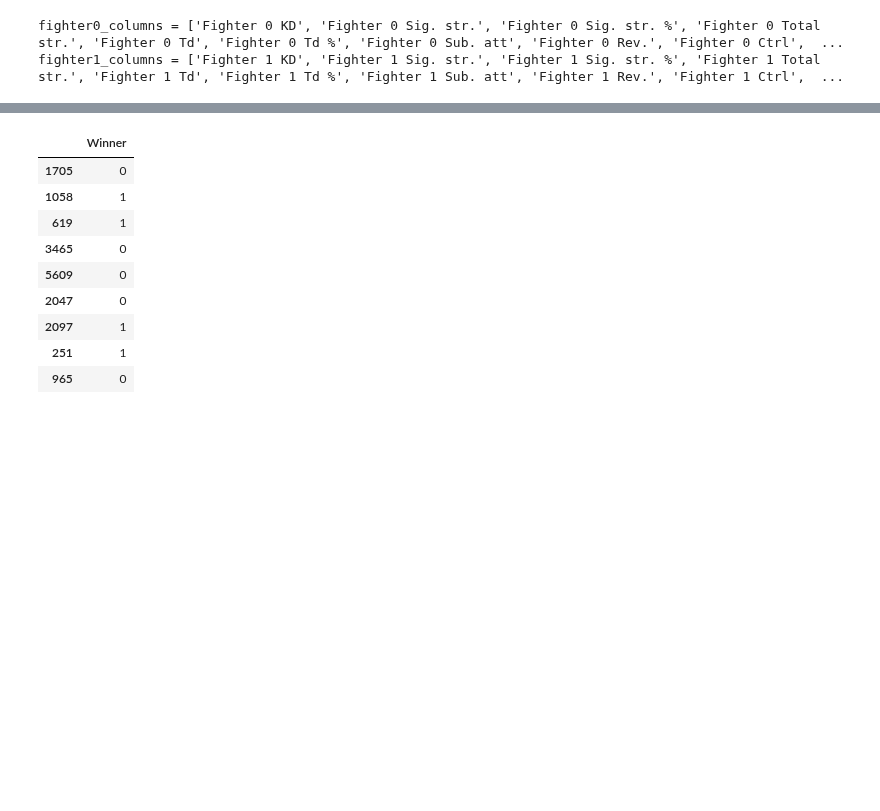
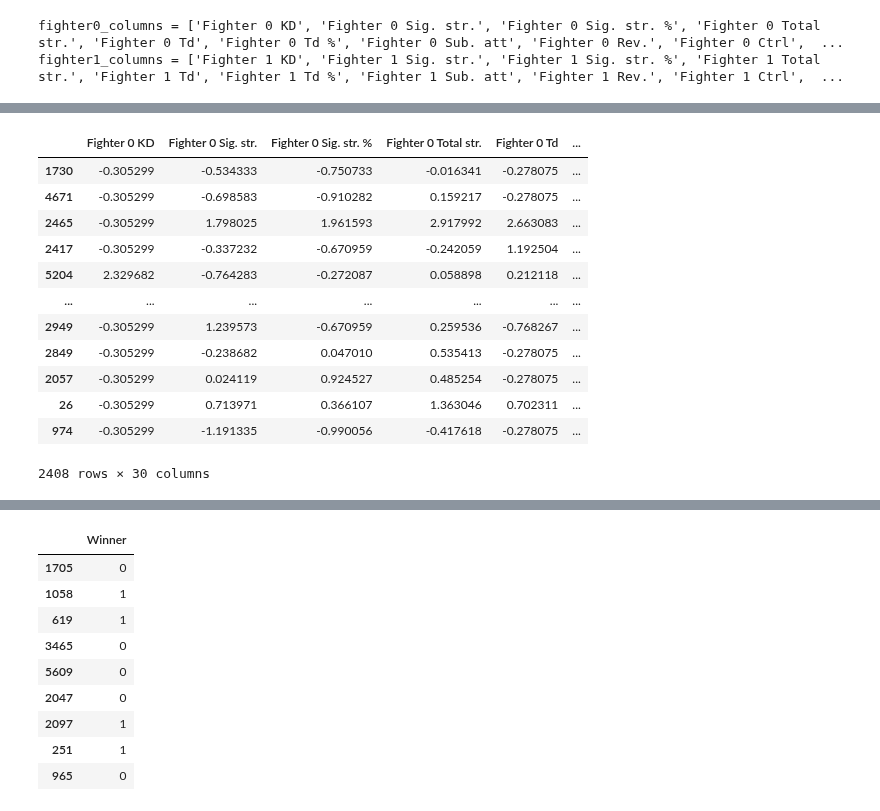
Before and after one commit to tylerlum/ufc_automated_scoring_system, a Jupyter notebook: UFC_automated_scoring.ipynb, the cells around one changed output, grey strips where cells are left out. Drawn from its saved outputs; the diff is of its cells as text; code cells hidden in the pictures; blank space fills up the shorter version.

```diff
--- a/UFC_automated_scoring.ipynb
+++ b/UFC_automated_scoring.ipynb
@@ -453 +457,17 @@ print(y_test.shape)
+# %%
+X_train_new_normal
+# %% [output]
+|  | Fighter 0 KD | Fighter 0 Sig. str. | Fighter 0 Sig. str. % | Fighter 0 Total str. | Fighter 0 Td | ... |
+| 1730 | -0.305299 | -0.534333 | -0.750733 | -0.016341 | -0.278075 | ... |
+| 4671 | -0.305299 | -0.698583 | -0.910282 | 0.159217 | -0.278075 | ... |
+| 2465 | -0.305299 | 1.798025 | 1.961593 | 2.917992 | 2.663083 | ... |
+| 2417 | -0.305299 | -0.337232 | -0.670959 | -0.242059 | 1.192504 | ... |
+| 5204 | 2.329682 | -0.764283 | -0.272087 | 0.058898 | 0.212118 | ... |
+| ... | ... | ... | ... | ... | ... | ... |
+| 2949 | -0.305299 | 1.239573 | -0.670959 | 0.259536 | -0.768267 | ... |
+| 2849 | -0.305299 | -0.238682 | 0.047010 | 0.535413 | -0.278075 | ... |
+| 2057 | -0.305299 | 0.024119 | 0.924527 | 0.485254 | -0.278075 | ... |
+| 26 | -0.305299 | 0.713971 | 0.366107 | 1.363046 | 0.702311 | ... |
+| 974 | -0.305299 | -1.191335 | -0.990056 | -0.417618 | -0.278075 | ... |
+2408 rows × 30 columns
 # %%
```
Also changed, not shown: parts of 15 cells of this notebook.
